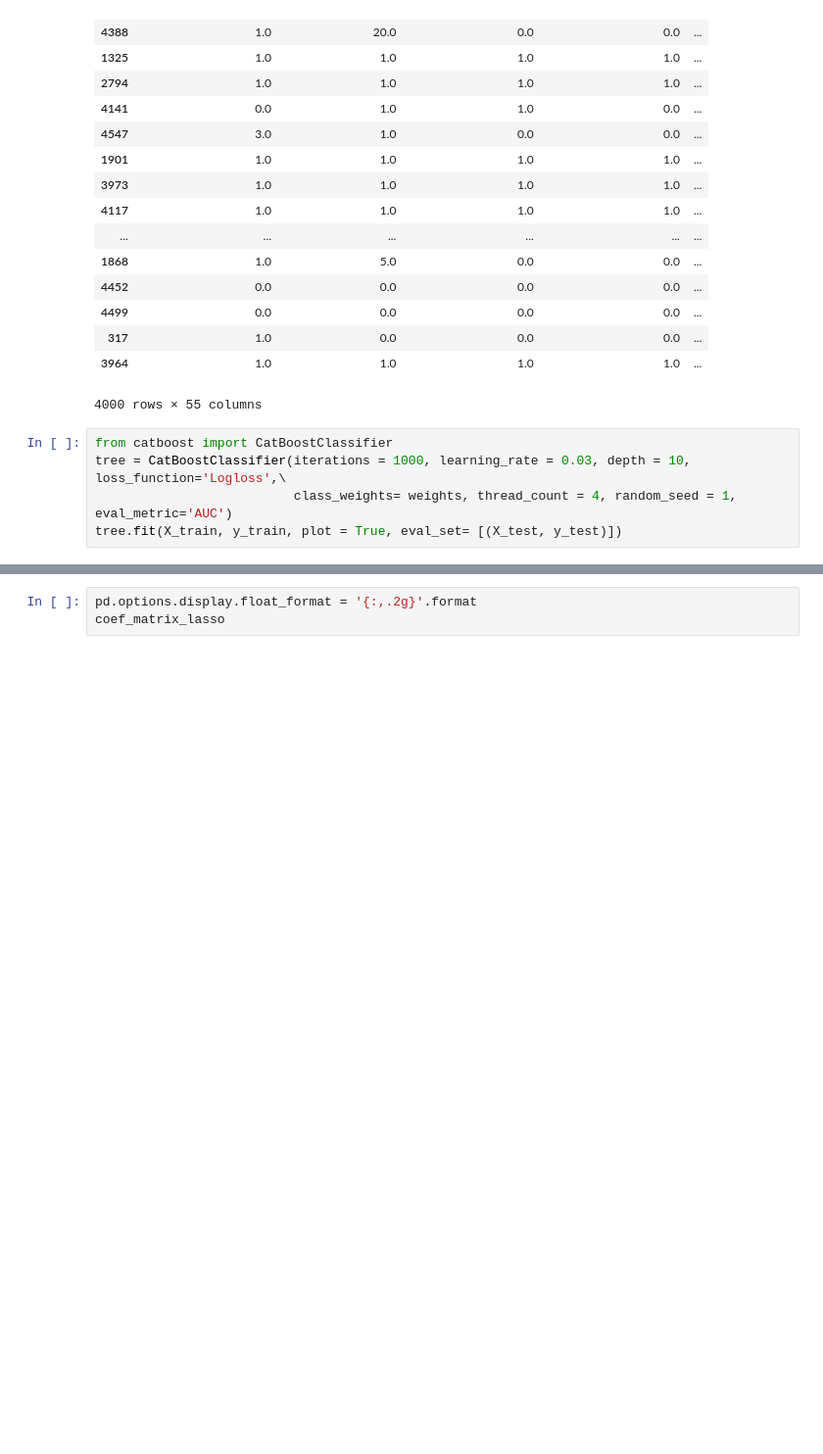
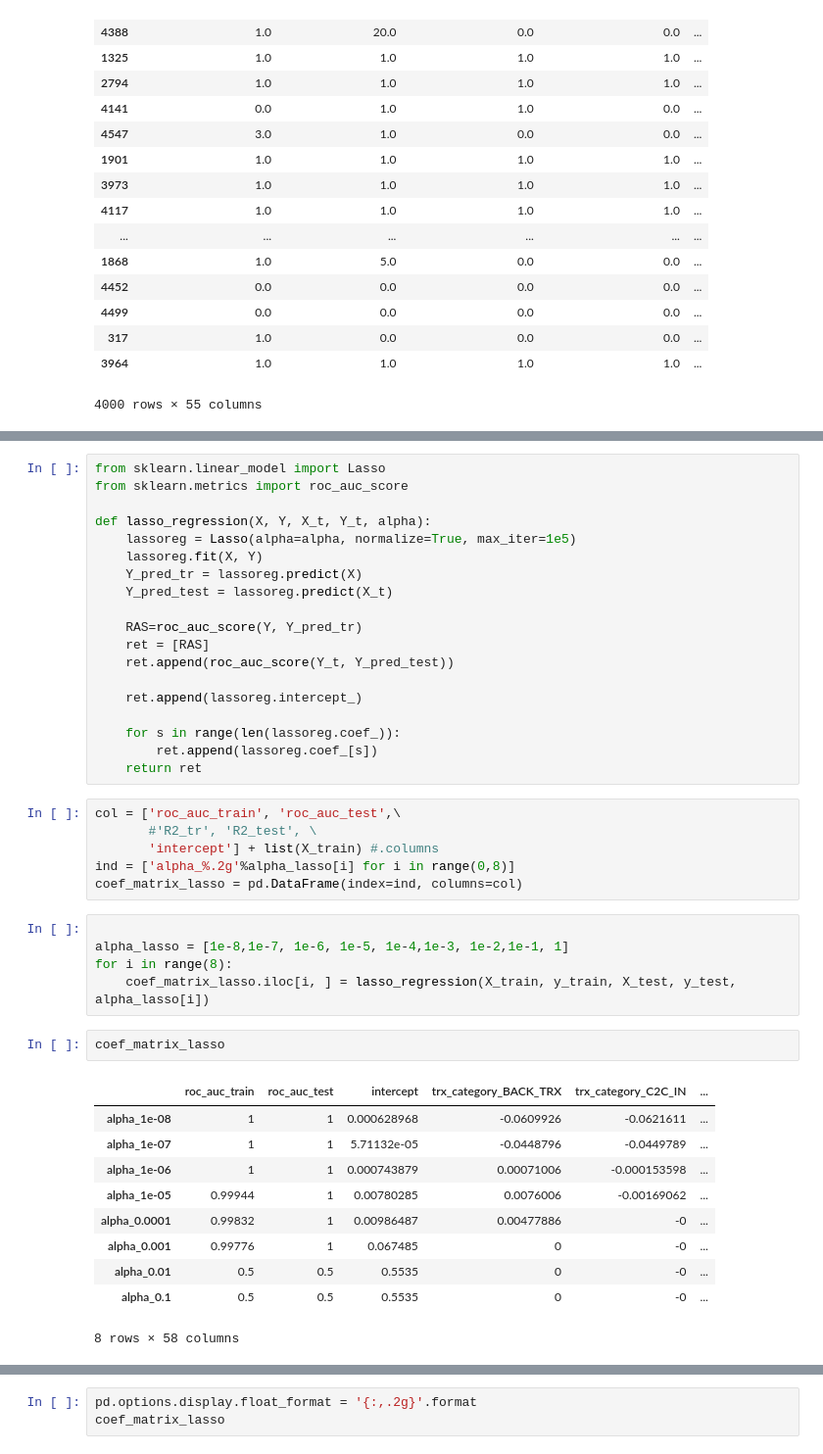
Before and after one commit to AleksandrKosolapov/Python, a Jupyter notebook: ml1.ipynb, the cells around one changed output, grey strips where cells are left out. Shown: that part at 98% size. Drawn from its saved outputs; the diff is of its cells as text; blank space fills up the shorter version.

```diff
--- a/ml1.ipynb
+++ b/ml1.ipynb
@@ -221,8 +228,3 @@ X_train
 | 317 | 1.0 | 0.0 | 0.0 | 0.0 | ... |
 | 3964 | 1.0 | 1.0 | 1.0 | 1.0 | ... |
 4000 rows × 55 columns
-# %%
-from catboost import CatBoostClassifier
-tree = CatBoostClassifier(iterations = 1000, learning_rate = 0.03, depth = 10, loss_function='Logloss',\
-                          class_weights= weights, thread_count = 4, random_seed = 1, eval_metric='AUC')
-tree.fit(X_train, y_train, plot = True, eval_set= [(X_test, y_test)])
@@ -249,0 +231,43 @@ KeyboardInterrupt:
+# %%
+from sklearn.linear_model import Lasso
+from sklearn.metrics import roc_auc_score
+
+def lasso_regression(X, Y, X_t, Y_t, alpha):
+    lassoreg = Lasso(alpha=alpha, normalize=True, max_iter=1e5)
+    lassoreg.fit(X, Y)
+    Y_pred_tr = lassoreg.predict(X)
+    Y_pred_test = lassoreg.predict(X_t)
+
+    RAS=roc_auc_score(Y, Y_pred_tr)
+    ret = [RAS]
+    ret.append(roc_auc_score(Y_t, Y_pred_test))
+
+    ret.append(lassoreg.intercept_)
+
+    for s in range(len(lassoreg.coef_)):
+        ret.append(lassoreg.coef_[s])
+    return ret
+# %%
+col = ['roc_auc_train', 'roc_auc_test',\
+       #'R2_tr', 'R2_test', \
+       'intercept'] + list(X_train) #.columns
+ind = ['alpha_%.2g'%alpha_lasso[i] for i in range(0,8)]
+coef_matrix_lasso = pd.DataFrame(index=ind, columns=col)
+# %%
+
+alpha_lasso = [1e-8,1e-7, 1e-6, 1e-5, 1e-4,1e-3, 1e-2,1e-1, 1]
+for i in range(8):
+    coef_matrix_lasso.iloc[i, ] = lasso_regression(X_train, y_train, X_test, y_test, alpha_lasso[i])
+# %%
+coef_matrix_lasso
+# %% [output]
+|  | roc_auc_train | roc_auc_test | intercept | trx_category_BACK_TRX | trx_category_C2C_IN | ... |
+| alpha_1e-08 | 1 | 1 | 0.000628968 | -0.0609926 | -0.0621611 | ... |
+| alpha_1e-07 | 1 | 1 | 5.71132e-05 | -0.0448796 | -0.0449789 | ... |
+| alpha_1e-06 | 1 | 1 | 0.000743879 | 0.00071006 | -0.000153598 | ... |
+| alpha_1e-05 | 0.99944 | 1 | 0.00780285 | 0.0076006 | -0.00169062 | ... |
+| alpha_0.0001 | 0.99832 | 1 | 0.00986487 | 0.00477886 | -0 | ... |
+| alpha_0.001 | 0.99776 | 1 | 0.067485 | 0 | -0 | ... |
+| alpha_0.01 | 0.5 | 0.5 | 0.5535 | 0 | -0 | ... |
+| alpha_0.1 | 0.5 | 0.5 | 0.5535 | 0 | -0 | ... |
+8 rows × 58 columns
```
Also changed, not shown: parts of 5 cells of this notebook.
